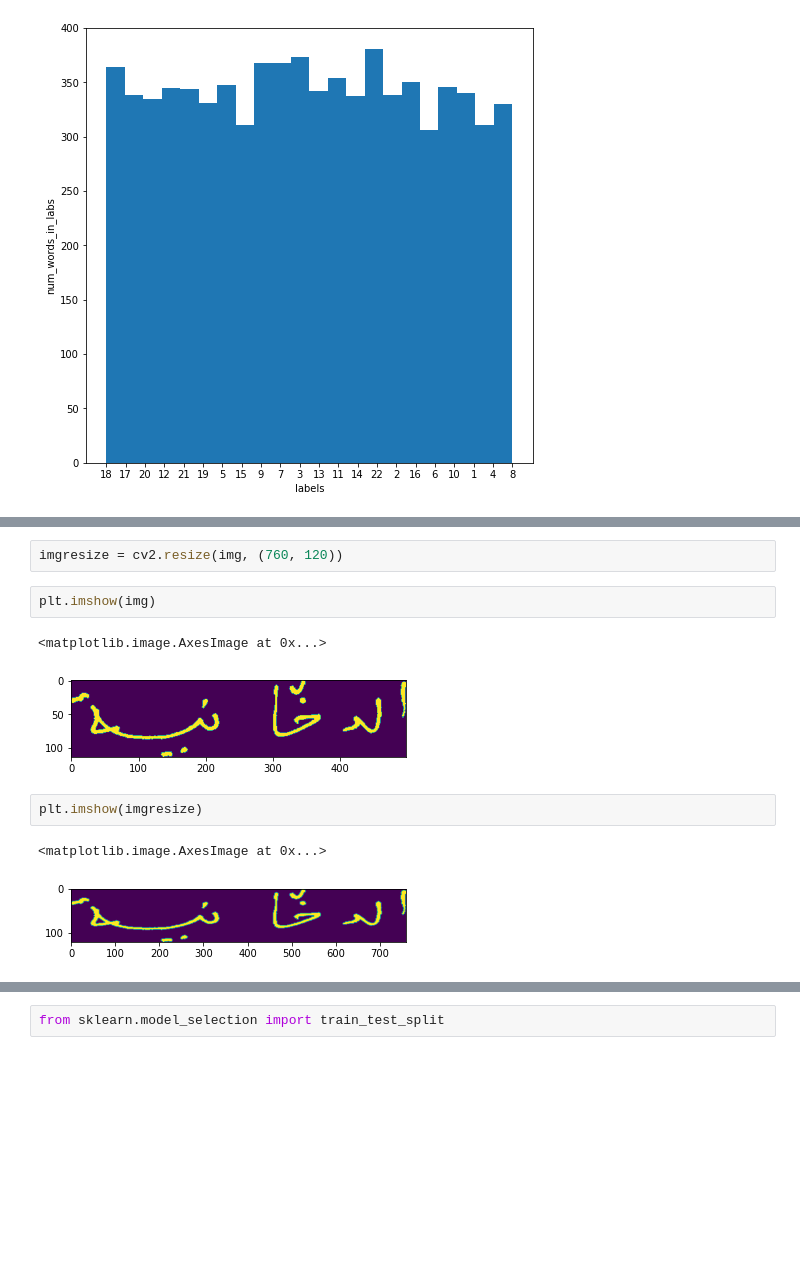
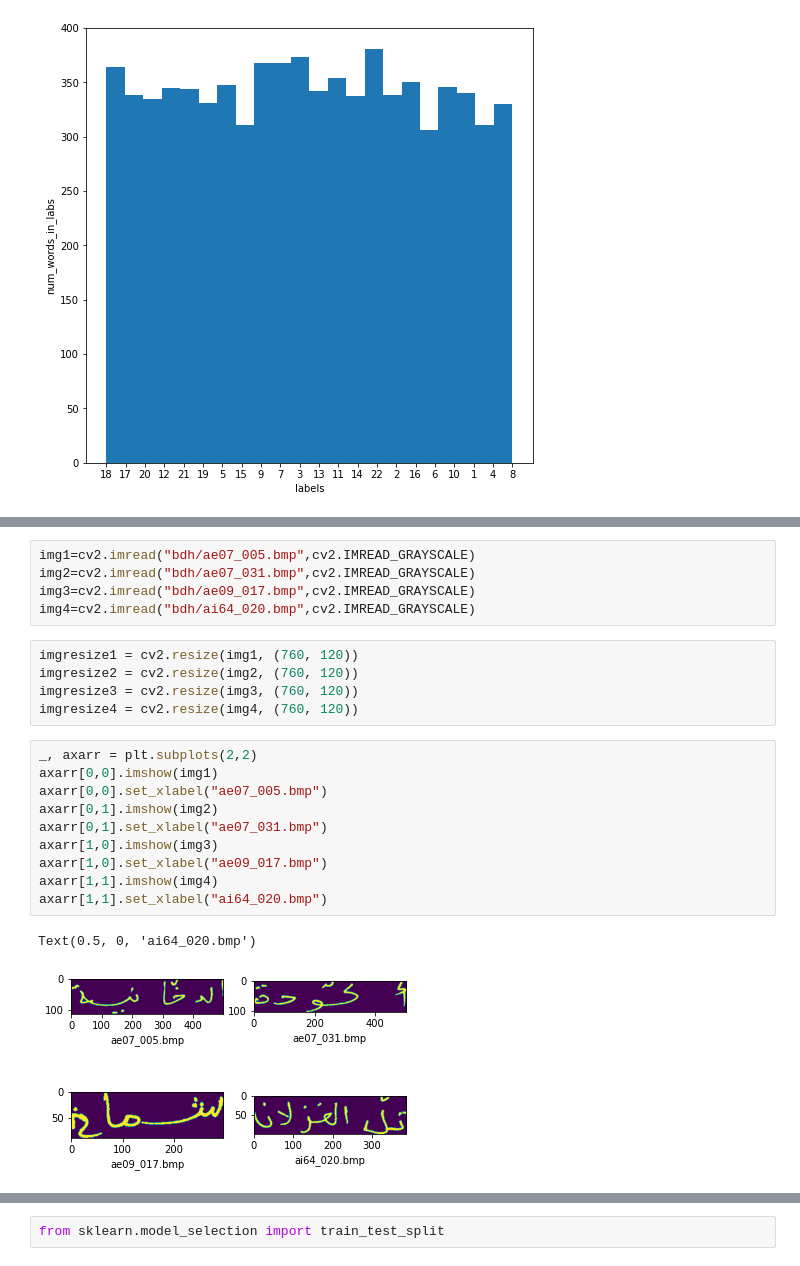
Before and after one commit to amFarrouk/OCR_prj, a Jupyter notebook: simpleCNN_RNN.ipynb, the cells around one changed output, grey strips where cells are left out. Cells and saved outputs as stored; diff of their text form; blank space fills up the shorter version.

Commit message:
added graphes and few fixes

```diff
--- a/simpleCNN_RNN.ipynb
+++ b/simpleCNN_RNN.ipynb
@@ -74,12 +69,23 @@ img.shape
-# %%
-imgresize = cv2.resize(img, (760, 120))
-# %%
-plt.imshow(img)
-# %% [output]
-<matplotlib.image.AxesImage at 0x...>
-[figure, removed]
-# %%
-plt.imshow(imgresize)
-# %% [output]
-<matplotlib.image.AxesImage at 0x...>
-[figure, removed]
+# %%
+img1=cv2.imread("bdh/ae07_005.bmp",cv2.IMREAD_GRAYSCALE)
+img2=cv2.imread("bdh/ae07_031.bmp",cv2.IMREAD_GRAYSCALE)
+img3=cv2.imread("bdh/ae09_017.bmp",cv2.IMREAD_GRAYSCALE)
+img4=cv2.imread("bdh/ai64_020.bmp",cv2.IMREAD_GRAYSCALE)
+# %%
+imgresize1 = cv2.resize(img1, (760, 120))
+imgresize2 = cv2.resize(img2, (760, 120))
+imgresize3 = cv2.resize(img3, (760, 120))
+imgresize4 = cv2.resize(img4, (760, 120))
+# %%
+_, axarr = plt.subplots(2,2)
+axarr[0,0].imshow(img1)
+axarr[0,0].set_xlabel("ae07_005.bmp")
+axarr[0,1].imshow(img2)
+axarr[0,1].set_xlabel("ae07_031.bmp")
+axarr[1,0].imshow(img3)
+axarr[1,0].set_xlabel("ae09_017.bmp")
+axarr[1,1].imshow(img4)
+axarr[1,1].set_xlabel("ai64_020.bmp")
+# %% [output]
+Text(0.5, 0, 'ai64_020.bmp')
+[figure, added]
```
Also changed, not shown: parts of 18 cells of this notebook.
